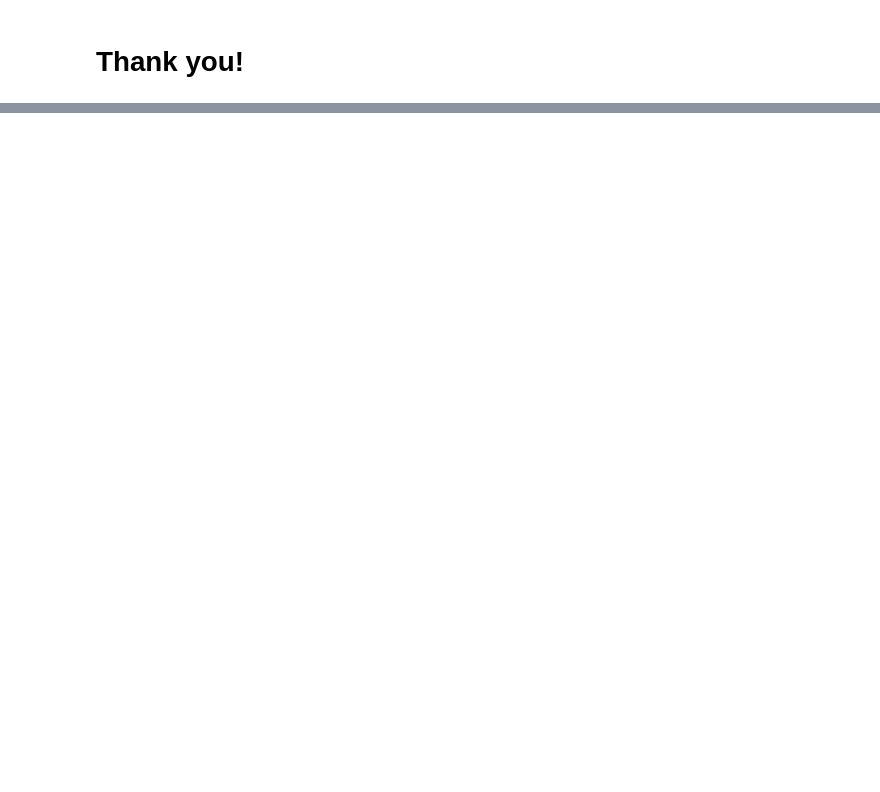
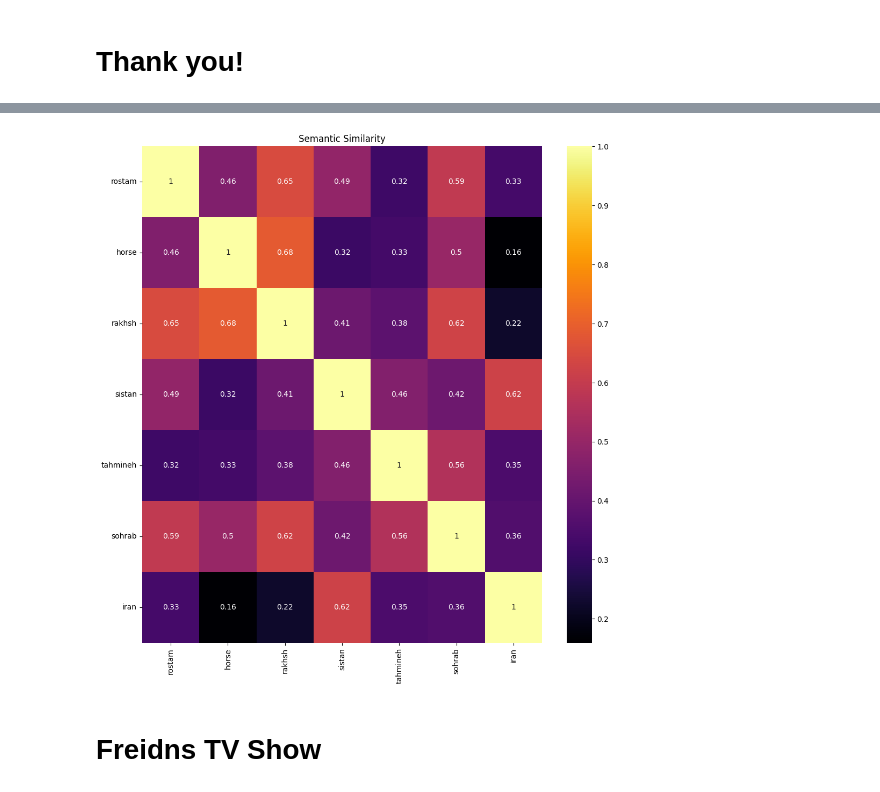
Before and after one commit to shahabday/NLP_learning, a Jupyter notebook: Copy_of_03_gensim.ipynb, the cells around one changed output, grey strips where cells are left out. Drawn from its saved outputs; the diff is of its cells as text; code cells hidden in the pictures; blank space fills up the shorter version.

```diff
--- a/Copy_of_03_gensim.ipynb
+++ b/Copy_of_03_gensim.ipynb
@@ -208,0 +278,41 @@ plot_similarities(words)
+# %%
+def plot_similarities(words):
+    features = [np.array(model.wv[word]) for word in words]
+
+    similarities = np.zeros((len(features), len(features)))
+    for index1, feature1 in enumerate(features):
+        for index2, feature2 in enumerate(features):
+            similarities[index1, index2] = 1 - spatial.distance.cosine(feature1, feature2)
+
+    fig, ax = plt.subplots(figsize=(12, 12))
+    g = sns.heatmap(
+        similarities,
+        annot=True,
+        xticklabels=words,
+        yticklabels=words,
+        cmap="inferno"
+    )
+    g.set_xticklabels(words, rotation=90)
+    g.set_yticklabels(words, rotation=0)
+    g.set_title("Semantic Similarity")
+
+words = [
+    "rostam",
+    "horse",
+    "soodabeh"
+
+    "rakhsh",
+    "sistan",
+
+    "tahmineh",
+    "sohrab",
+    'iran'
+
+
+
+]
+plot_similarities(words)
+# %% [output]
+[figure, added]
+# %% [markdown]
+# Freidns TV Show
```
Also changed, not shown: parts of 14 cells of this notebook.
